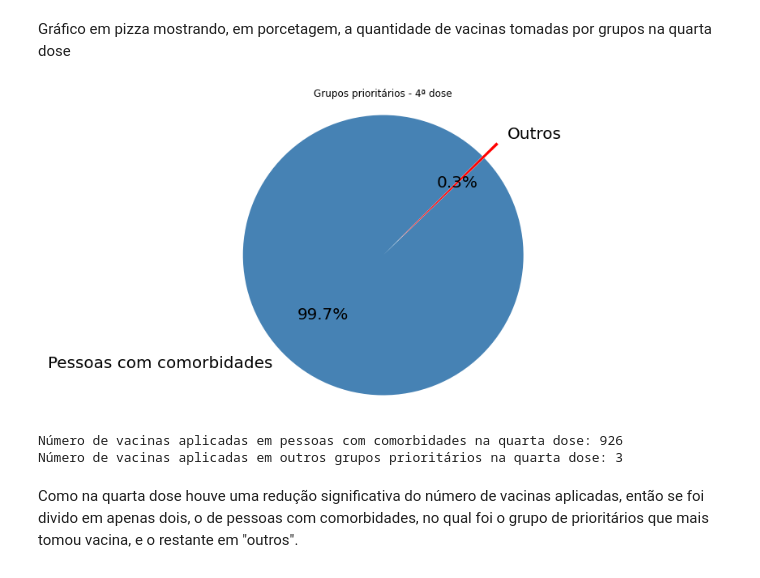
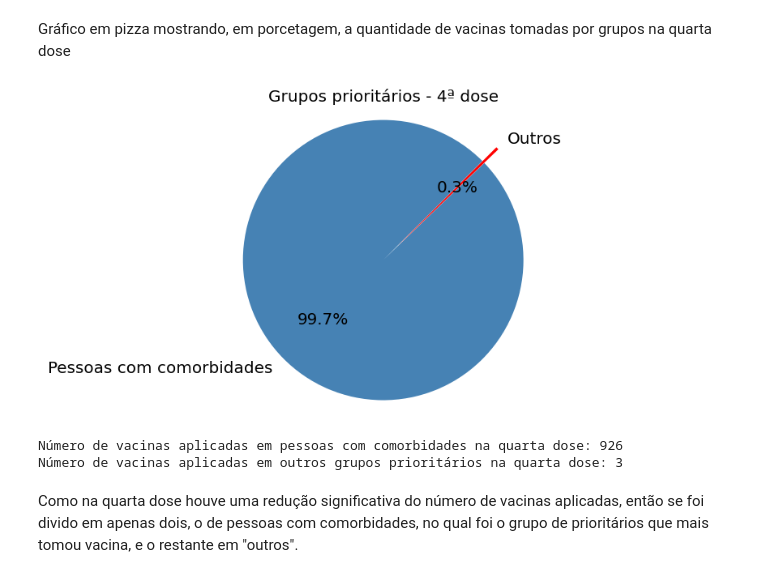
Before and after one commit to guilopesrbc/projetoP1, a Jupyter notebook: analise_grupos.ipynb, the cells around one changed output. Cells and saved outputs as stored; diff of their text form; code cells hidden in the pictures.

```diff
--- a/analise_grupos.ipynb
+++ b/analise_grupos.ipynb
@@ -246,21 +246,21 @@ Gráfico em pizza mostrando, em porcetagem, a quantidade de vacinas tomadas por
 # %%
 qtdpessosas_comorbidade_4dose = data[pessosas_comorbidade_4dose].count()[0]
 qtdoutros_4dose = data[outros_4dose].count()[0]
 
 valores = [ qtdpessosas_comorbidade_4dose, qtdoutros_4dose]
 rotulos = ['Pessoas com comorbidades', 'Outros']
 
 fig1, ax2 = plt.subplots(figsize=(15, 7))
 plt.rcParams['xtick.labelsize'] = 20
 wedges, texts, autotexts = ax2.pie(x=valores, labels=rotulos, autopct='%1.1f%%', shadow=False, startangle=45, colors = ['steelblue', 'red'], explode=(0.07, 0.07))
 plt.setp(autotexts,size=20)
-plt.title('Grupos prioritários - 4ª dose')
+plt.title('Grupos prioritários - 4ª dose', size=20)
 ax2.axis('equal')
 plt.show()
 print(f'Número de vacinas aplicadas em pessoas com comorbidades na quarta dose: {qtdpessosas_comorbidade_4dose}')
 print(f'Número de vacinas aplicadas em outros grupos prioritários na quarta dose: {qtdoutros_4dose}')
 # %% [output]
-[figure, old version]
+[figure, new version]
 Número de vacinas aplicadas em pessoas com comorbidades na quarta dose: 926
 Número de vacinas aplicadas em outros grupos prioritários na quarta dose: 3
 # %% [markdown]
```
Also changed, not shown: parts of 5 cells of this notebook.
